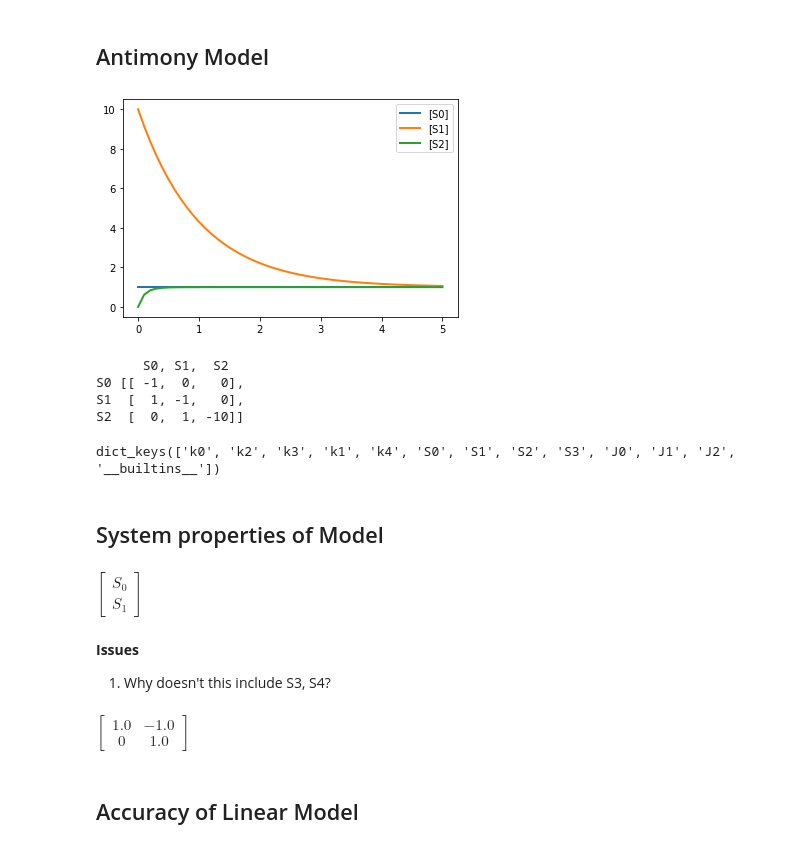
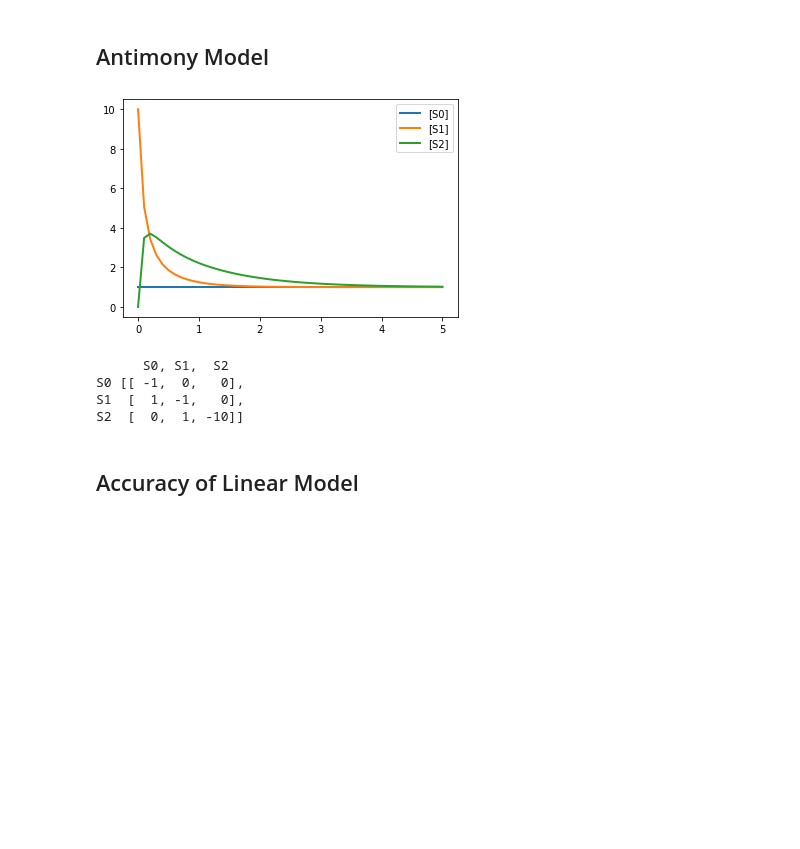
Before and after one commit to ModelEngineering/controlSBML, a Jupyter notebook: notebooks/ExploringControl-Linear.ipynb, the cells around one changed output. Drawn from its saved outputs; the diff is of its cells as text; code cells hidden in the pictures; blank space fills up the shorter version.

```diff
--- a/notebooks/ExploringControl-Linear.ipynb
+++ b/notebooks/ExploringControl-Linear.ipynb
@@ -19,26 +19,26 @@ import os
 # %%
 # Need to write the model in the correct way so that get a Jacobian with all state.
 # In particular, cannot use fixed concentrations. Instead, generate the species at the same rate at which it is consumed.
 MODEL = """
 -> S0; 1
 S0 -> S1; S0
-S1 -> S2; k2*S1
+S1 -> S2; k2*S1*S1
 S2 -> $S3; k3*S2*S1
 
 k1 = 1;
 k2 = 1
 k3 = 1
 k4 = 1
 S0 = 1
 k0 = 1
 S1 = 10
 S2 = 0
 S3 = 0
 """
 ROADRUNNER = te.loada(MODEL)
 ROADRUNNER.plot(ROADRUNNER.simulate())
 # %% [output]
-[figure, old version]
+[figure, new version]
 # %%
 ROADRUNNER.reset()
 jacobian_mat = ROADRUNNER.getFullJacobian()
@@ -53,19 +53,2 @@ SYMMATH = SymmathSBML(MODEL)
-# %%
-SYMMATH.namespace_dct.keys()
-# %% [output]
-dict_keys(['k0', 'k2', 'k3', 'k1', 'k4', 'S0', 'S1', 'S2', 'S3', 'J0', 'J1', 'J2', '__builtins__'])
-# %% [markdown]
-## System properties of Model
-# %%
-SYMMATH.state_svec
-# %% [output]
-$\displaystyle \left[\begin{matrix}S_{0}\\S_{1}\end{matrix}\right]$
-# %% [markdown]
-**Issues**
-1. Why doesn't this include S3, S4?
-# %%
-SYMMATH.substitute(expression=SYMMATH.state_epr_jacobian_smat)
-# %% [output]
-$\displaystyle \left[\begin{matrix}1.0 & -1.0\\0 & 1.0\end{matrix}\right]$
 # %% [markdown]
 ## Accuracy of Linear Model
```
Also changed, not shown: parts of 6 cells of this notebook.
